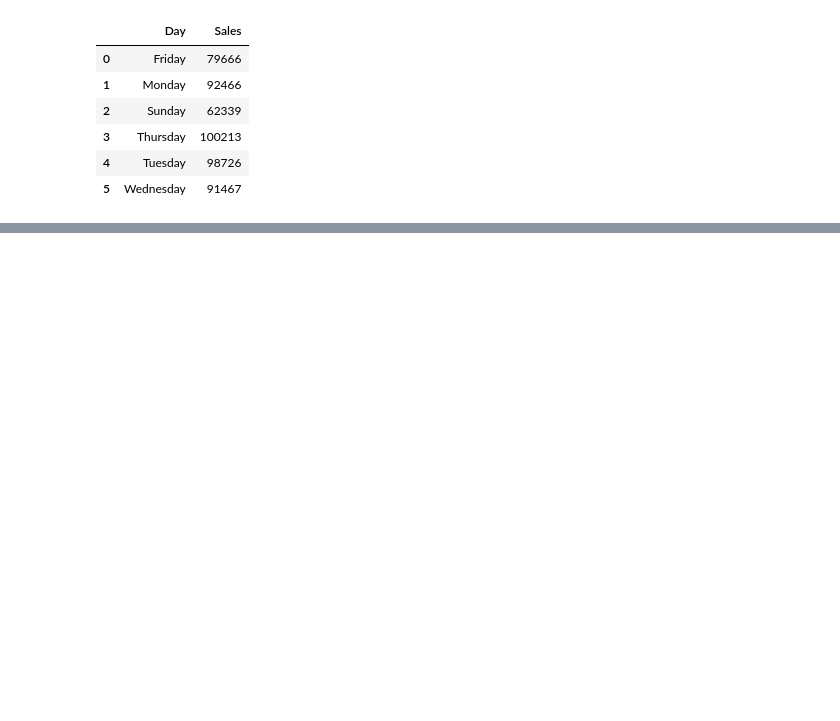
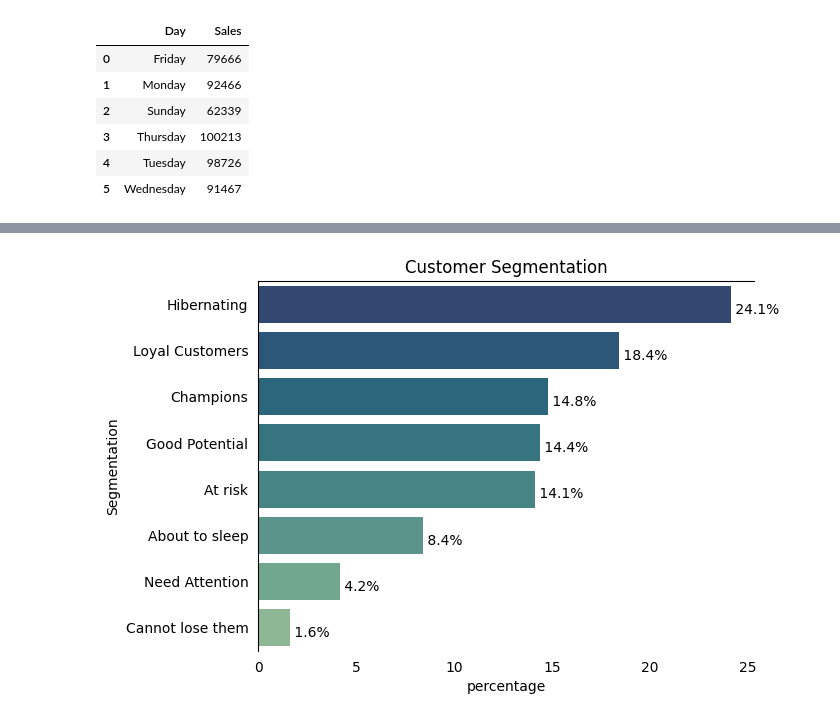
Before and after one commit to girish-kumar-l/data-analytics, a Jupyter notebook: E_commerce.ipynb, the cells around one changed output, grey strips where cells are left out. Drawn from its saved outputs; the diff is of its cells as text; code cells hidden in the pictures; blank space fills up the shorter version.

```diff
--- a/E_commerce.ipynb
+++ b/E_commerce.ipynb
@@ -314,0 +362,30 @@ daySales.sort_values(by='Day')
+# %%
+#rfm.columns = ['CustomerID','InvoiceDate','InvoiceNo','CheckoutPrice','Recency' ,'Frequency' , 'Monetary']
+rfm.columns = ['Recency' ,'Frequency' , 'Monetary']
+
+#Ignore 0 in Monatery so we will not need those customers in our analysis
+rfm = rfm[rfm['Monetary']>0]
+
+rfm['Recency_Score'] = pd.qcut(rfm['Recency'] ,5 , labels= [5,4,3,2,1])
+
+rfm['Frequency_Score'] = pd.qcut(rfm['Frequency'].rank(method ='first') ,5 , labels= [1,2,3,4,5])
+
+rfm['Monetary_Score'] = pd.qcut(rfm['Monetary'] ,5 , labels= [1,2,3,4,5])
+
+rfm['RFM_Score'] = (rfm['Recency_Score'].astype(str) + rfm['Frequency_Score'].astype(str) +
+                    rfm['Monetary_Score'].astype(str) )
+# %%
+#Customer Segmentation
+#Our Customer Segmentation
+seg_map = {
+    r'[1-2][1-2][1-5]': 'Hibernating',
+    r'[1-2][3-4][1-5]': 'At risk',
+    r'[1-2]5[1-5]' :'Cannot lose them',
+    r'3[1-2][1-5]' : 'About to sleep',
+    r'33[1-5]' : 'Need Attention',
+    r'[3-4][4-5][1-5]' : 'Loyal Customers',
+    r'[4-5][1-3][1-5]' : 'Good Potential',
+    r'5[4-5][1-5]' : 'Champions',
+}
+rfm['Seg'] = rfm['RFM_Score'] .replace(seg_map ,regex =True)
+rfm
@@ -314,0 +407,11 @@ daySales.sort_values(by='Day')
+# %%
+#Bar Plot for Our segments
+Segs = (rfm['Seg'].value_counts(normalize=True)* 100).reset_index(name='percentage')
+Segs = Segs.round(1)
+b =sns.barplot(y='index',x='percentage', data=Segs, palette = 'crest_r')
+for i, v in enumerate(Segs['percentage']):
+  b.text(v,i+0.20," {:.1f}".format(v)+"%", color='black', ha="left")
+  b.set_ylabel('Segmentation')
+  b.set_title('Customer Segmentation')
+# %% [output]
+[figure, added]
```
Also changed, not shown: parts of 5 cells of this notebook.
